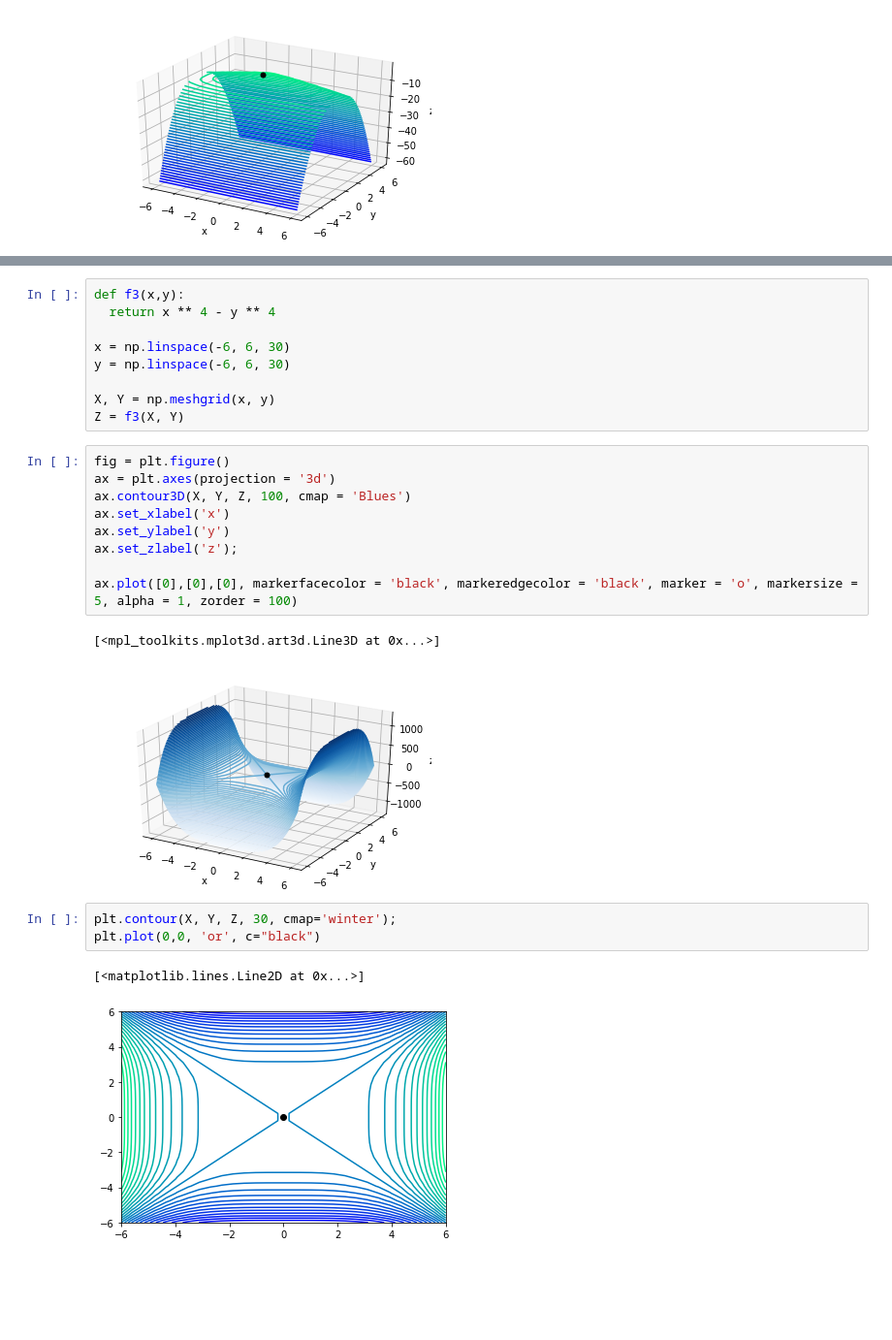
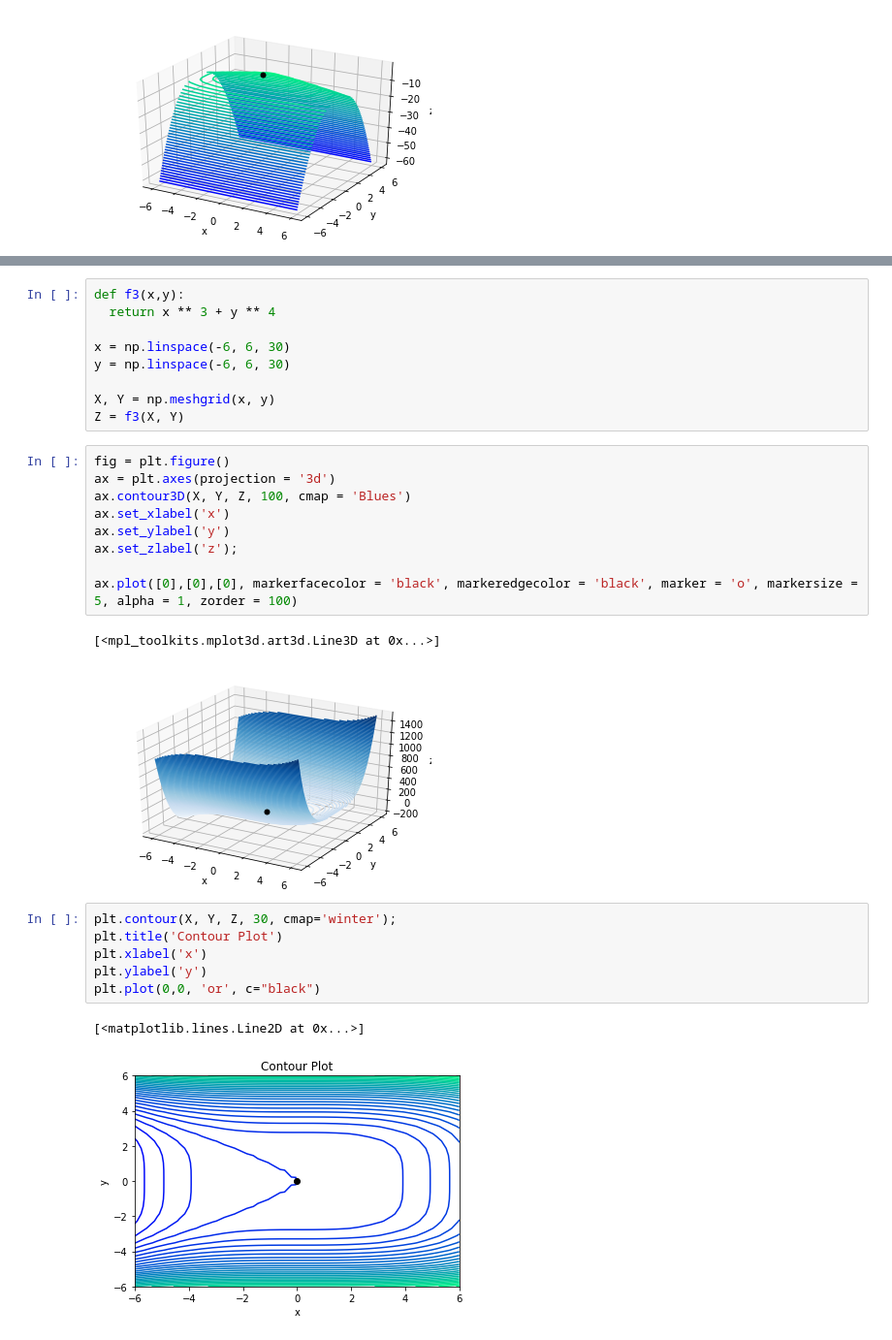
Before and after one commit to sadidoll/Artifical-Interlligence, a Jupyter notebook: HW_2/Hw2_p1.ipynb, the cells around one changed output, grey strips where cells are left out. Shown at 97% size. Saved outputs shown, nothing was run; the diff lists cells and outputs as text; blank space fills up the shorter version.

```diff
--- a/HW_2/Hw2_p1.ipynb
+++ b/HW_2/Hw2_p1.ipynb
@@ -121,6 +141,6 @@ plt.plot(array[:,0],array[:,1], markerfacecolor = 'black', markeredgecolor = 'bl
 # %%
 def f3(x,y):
-  return x ** 4 - y ** 4
+  return x ** 3 + y ** 4
 
 x = np.linspace(-6, 6, 30)
 y = np.linspace(-6, 6, 30)
@@ -138,12 +158,15 @@ ax.set_zlabel('z');
 ax.plot([0],[0],[0], markerfacecolor = 'black', markeredgecolor = 'black', marker = 'o', markersize = 5, alpha = 1, zorder = 100)
 # %% [output]
 [<mpl_toolkits.mplot3d.art3d.Line3D at 0x...>]
-[figure, old version]
+[figure, new version]
 # %%
 plt.contour(X, Y, Z, 30, cmap='winter');
+plt.title('Contour Plot')
+plt.xlabel('x')
+plt.ylabel('y')
 plt.plot(0,0, 'or', c="black")
 # %% [output]
 [<matplotlib.lines.Line2D at 0x...>]
-[figure, old version]
+[figure, new version]
 # %%
 plt.contourf(X, Y, Z, 30, cmap='winter');
```
Also changed, not shown: parts of 8 cells of this notebook.
